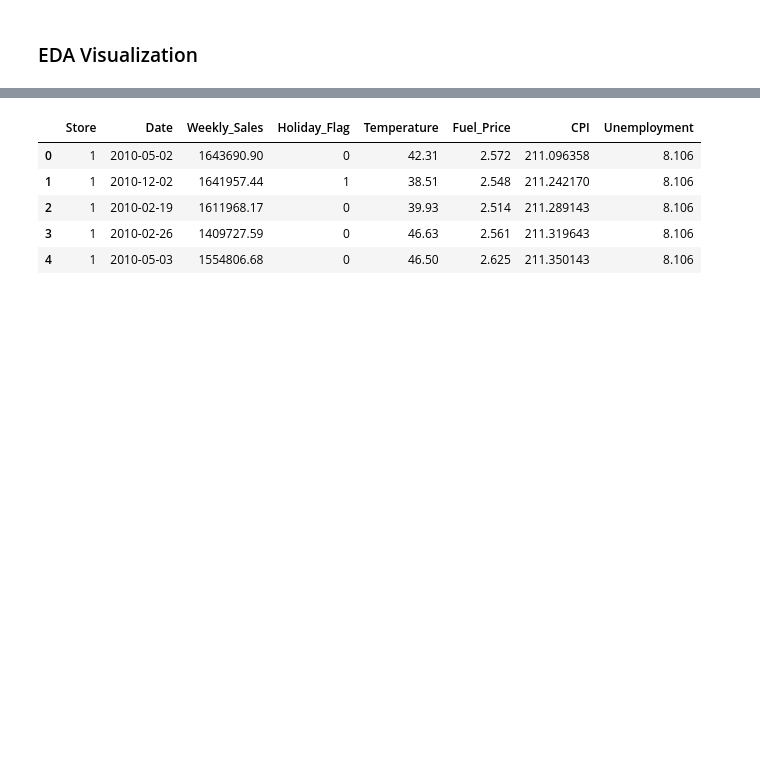
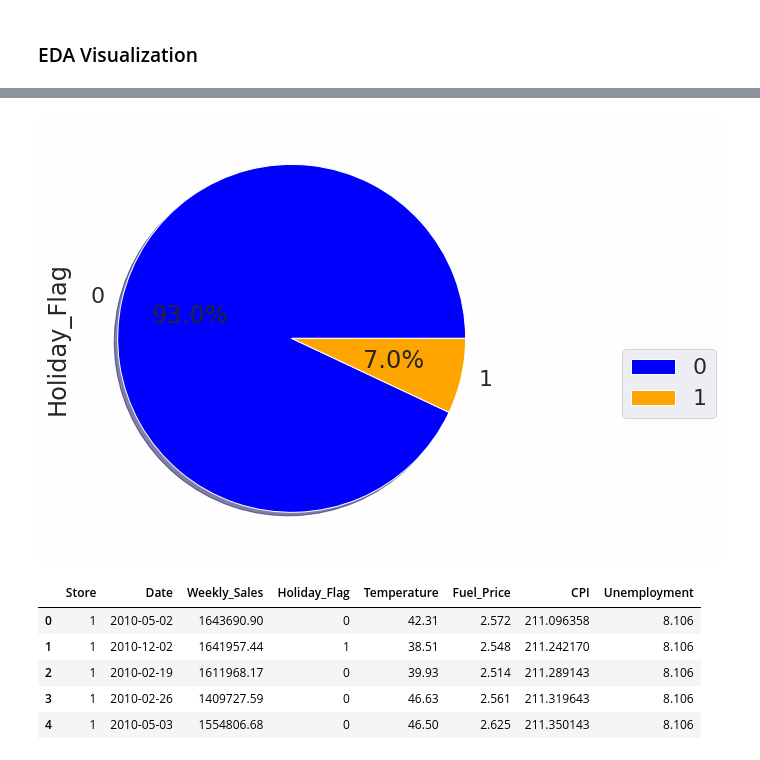
Before and after one commit to utkarshs75/Walmart-Sales-Prediction, a Jupyter notebook: Walmart.ipynb, the cells around one changed output, grey strips where cells are left out. Cells and saved outputs as stored; diff of their text form; code cells hidden in the pictures; blank space fills up the shorter version.

```diff
--- a/Walmart.ipynb
+++ b/Walmart.ipynb
@@ -166,3 +166,10 @@ plt.show()
+# %%
+pie = data['Holiday_Flag'].value_counts(sort = True)
+pie.plot(kind = 'pie', autopct='%1.1f%%', legend = True, colors = ["blue","orange"], shadow = True)
+plt.legend(loc=0,bbox_to_anchor=(1.5,0.5))
+plt.show()
+# %% [output]
+[figure, added]
 # %%
 data.head()
 # %% [output]
```
Also changed, not shown: parts of 4 cells of this notebook.
